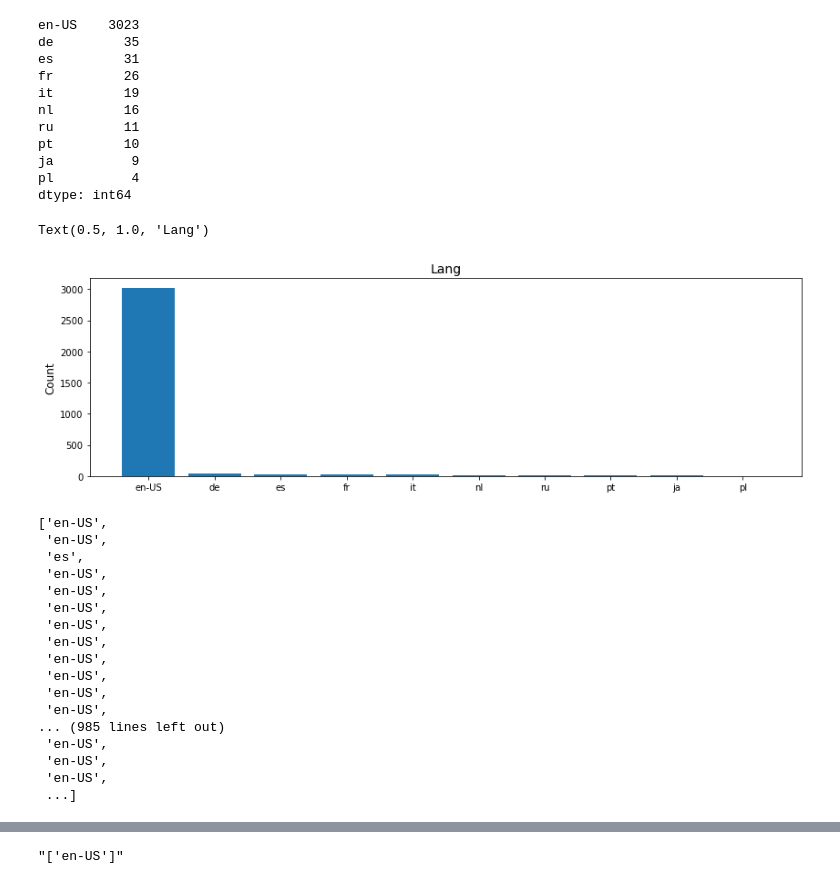
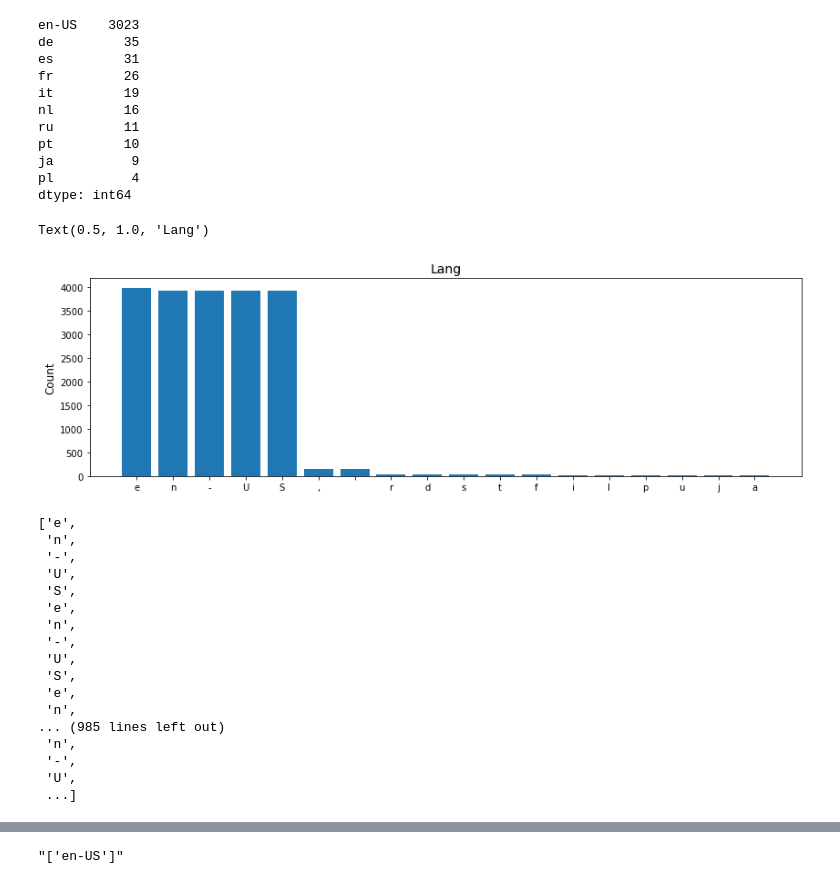
Before and after one commit to Megan1034/ETSY-CAPSTONE, a Jupyter notebook: ETSY Notebook/All shops CSV (wedding_paper_home).ipynb, the cells around one changed output, grey strips where cells are left out. Cells and saved outputs as stored; diff of their text form; code cells hidden in the pictures.

```diff
--- a/ETSY Notebook/All shops CSV (wedding_paper_home).ipynb
+++ b/ETSY Notebook/All shops CSV (wedding_paper_home).ipynb
@@ -189,2 +173,2 @@ sorted_rev_ct
 # %%
-sorted_rev_ct['languages'] = sorted_rev_ct['languages'].apply(eval)
+all_df['languages'] = all_df['languages'].apply(eval)
@@ -223,36 +193,36 @@ pl          4
 dtype: int64
 # %%
 fig, ax = plt.subplots(figsize = (14,4))
-ax.bar(to_1D(sorted_rev_ct['languages']).value_counts().index,
-        to_1D(sorted_rev_ct['languages']).value_counts().values)
+ax.bar(to_1D(all_df['languages']).value_counts().index,
+        to_1D(all_df['languages']).value_counts().values)
 ax.set_ylabel("Count", size = 12)
 ax.set_title("Lang", size = 14)
 # %% [output]
 Text(0.5, 1.0, 'Lang')
-[figure, old version]
+[figure, new version]
 # %%
-lang = sorted_rev_ct['languages']
+lang = all_df['languages']
 flat_id=list()
 for sub_list in lang:
     flat_id += sub_list
 flat = flat_id
 flat
 # %% [output]
-['en-US',
- 'en-US',
- 'es',
- 'en-US',
- 'en-US',
- 'en-US',
- 'en-US',
- 'en-US',
- 'en-US',
- 'en-US',
- 'en-US',
- 'en-US',
+['e',
+ 'n',
+ '-',
+ 'U',
+ 'S',
+ 'e',
+ 'n',
+ '-',
+ 'U',
+ 'S',
+ 'e',
+ 'n',
 ... (985 lines left out)
- 'en-US',
- 'en-US',
- 'en-US',
+ 'n',
+ '-',
+ 'U',
  ...]
 # %%
```
Also changed, not shown: parts of 12 cells of this notebook, 1 other file.
